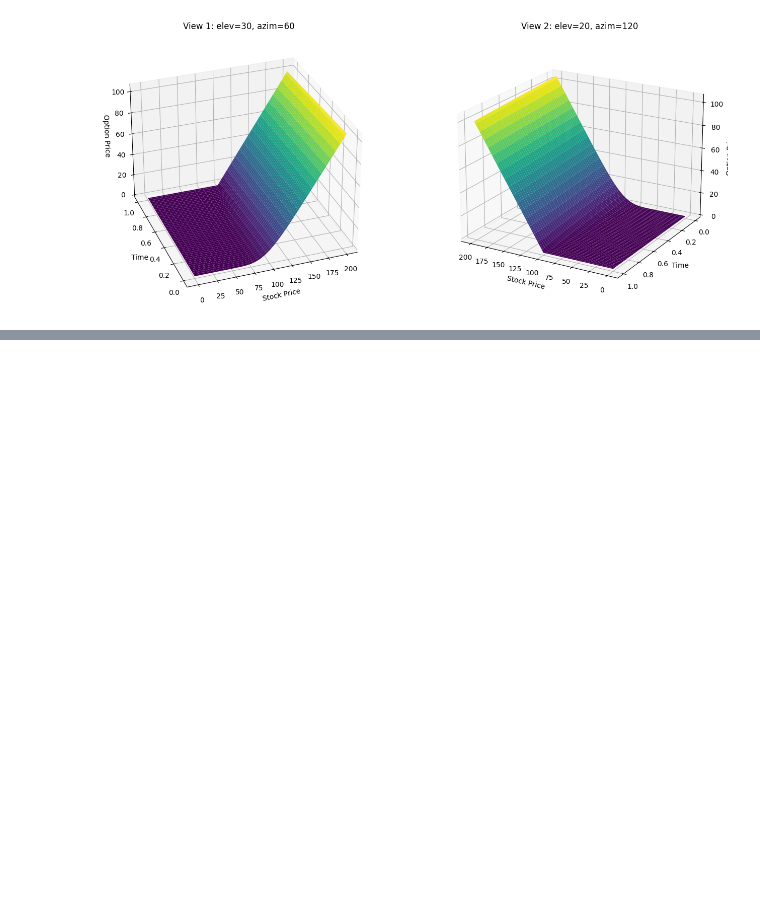
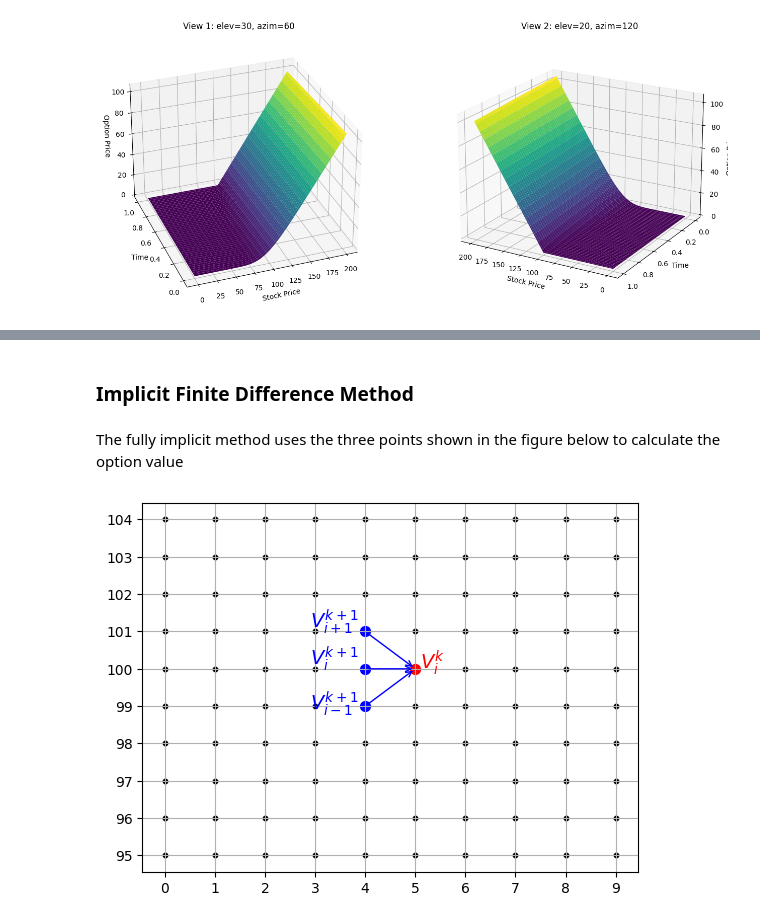
Before and after one commit to Armanddevacc/numerical-method-in-finance, a Jupyter notebook: numerical-method.ipynb, the cells around one changed output, grey strips where cells are left out. Drawn from its saved outputs; the diff is of its cells as text; code cells hidden in the pictures; blank space fills up the shorter version.

Commit message:
implicit difference method explanation

```diff
--- a/numerical-method.ipynb
+++ b/numerical-method.ipynb
@@ -384,3 +384,37 @@ $$
 $$
 
 This condition ensures the Black-Scholes explicit scheme remains stable (non-divergent) for all stock price grid points  i . I haven't fund the derivation without using this approximation, and I can't manage to derive it.
+# %% [markdown]
+### Implicit Finite Difference Method
+# %% [markdown]
+The fully implicit method uses the three points shown in the figure below to calculate the option value
+# %%
+special_x, special_y = 5, 100
+
+X, Y = np.meshgrid(x, y)
+plt.scatter(X, Y, color='black', s=10)
+
+plt.scatter(special_x, special_y, color='red', s=50)
+plt.scatter(special_x -1, special_y, color='blue', s=50)
+plt.scatter(special_x -1, special_y + 1, color='blue', s=50)
+plt.scatter(special_x -1, special_y - 1, color='blue', s=50)
+
+plt.text(special_x + 0.1, special_y , r"$V_i^k$", fontsize=14, color='red')
+plt.text(special_x - 2.1, special_y + 0.1, r"$V_{i}^{k+1}$", fontsize=14, color='blue')
+plt.text(special_x - 2.1, special_y + 1.1, r"$V_{i+1}^{k+1}$", fontsize=14, color='blue')
+plt.text(special_x - 2.1, special_y - 1.1, r"$V_{i-1}^{k+1}$", fontsize=14, color='blue')
+
+
+plt.annotate('', xy=(special_x - 1, special_y), xytext=(special_x, special_y),
+             arrowprops=dict(arrowstyle='<-', lw=1., color='blue'))
+plt.annotate('', xy=(special_x - 1, special_y + 1), xytext=(special_x, special_y),
+             arrowprops=dict(arrowstyle='<-', lw=1., color='blue'))
+plt.annotate('', xy=(special_x - 1, special_y - 1), xytext=(special_x, special_y),
+             arrowprops=dict(arrowstyle='<-', lw=1., color='blue'))
+
+plt.xticks(x)
+plt.yticks(y)
+plt.grid()
+plt.show()
+# %% [output]
+[figure, added]
```
Also changed, not shown: parts of 11 cells of this notebook.
